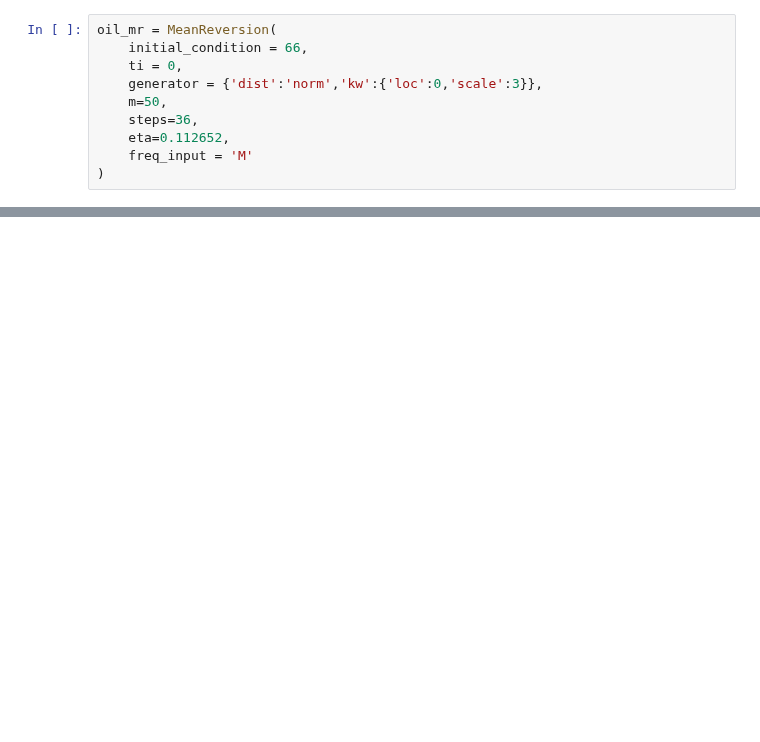
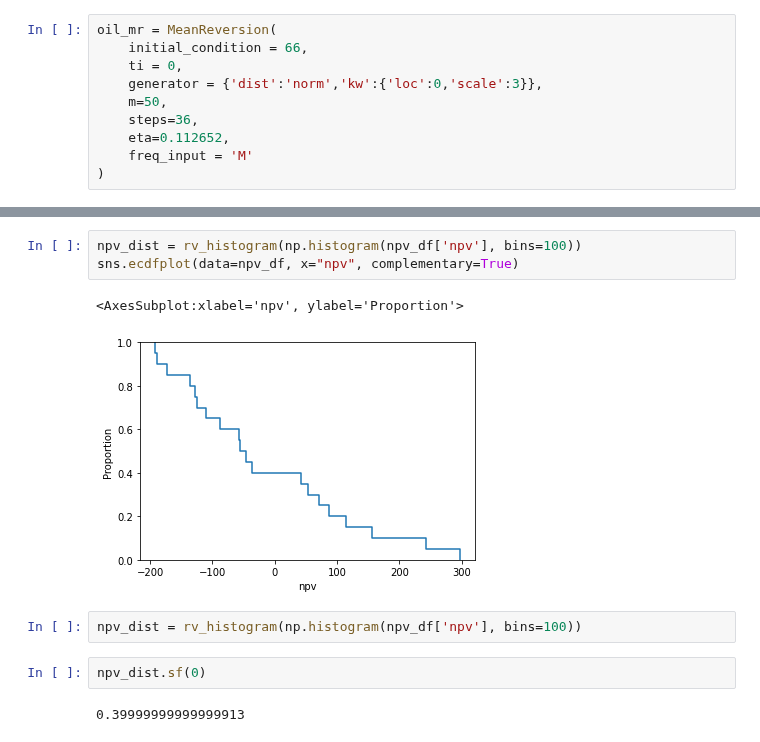
Before and after one commit to scuervo91/dcapy, a Jupyter notebook: docs/examples/6-FixesNotebooks/0-1-7_test_release.ipynb, the cells around one changed output, grey strips where cells are left out. Saved outputs shown, nothing was run; the diff lists cells and outputs as text; blank space fills up the shorter version.

```diff
--- a/docs/examples/6-FixesNotebooks/0-1-7_test_release.ipynb
+++ b/docs/examples/6-FixesNotebooks/0-1-7_test_release.ipynb
@@ -114,0 +125,12 @@ sns.displot(npv_df['npv'], kde=True)
+# %%
+npv_dist = rv_histogram(np.histogram(npv_df['npv'], bins=100))
+sns.ecdfplot(data=npv_df, x="npv", complementary=True)
+# %% [output]
+<AxesSubplot:xlabel='npv', ylabel='Proportion'>
+[figure, added]
+# %%
+npv_dist = rv_histogram(np.histogram(npv_df['npv'], bins=100))
+# %%
+npv_dist.sf(0)
+# %% [output]
+0.39999999999999913
```
Also changed, not shown: parts of 19 cells of this notebook.
